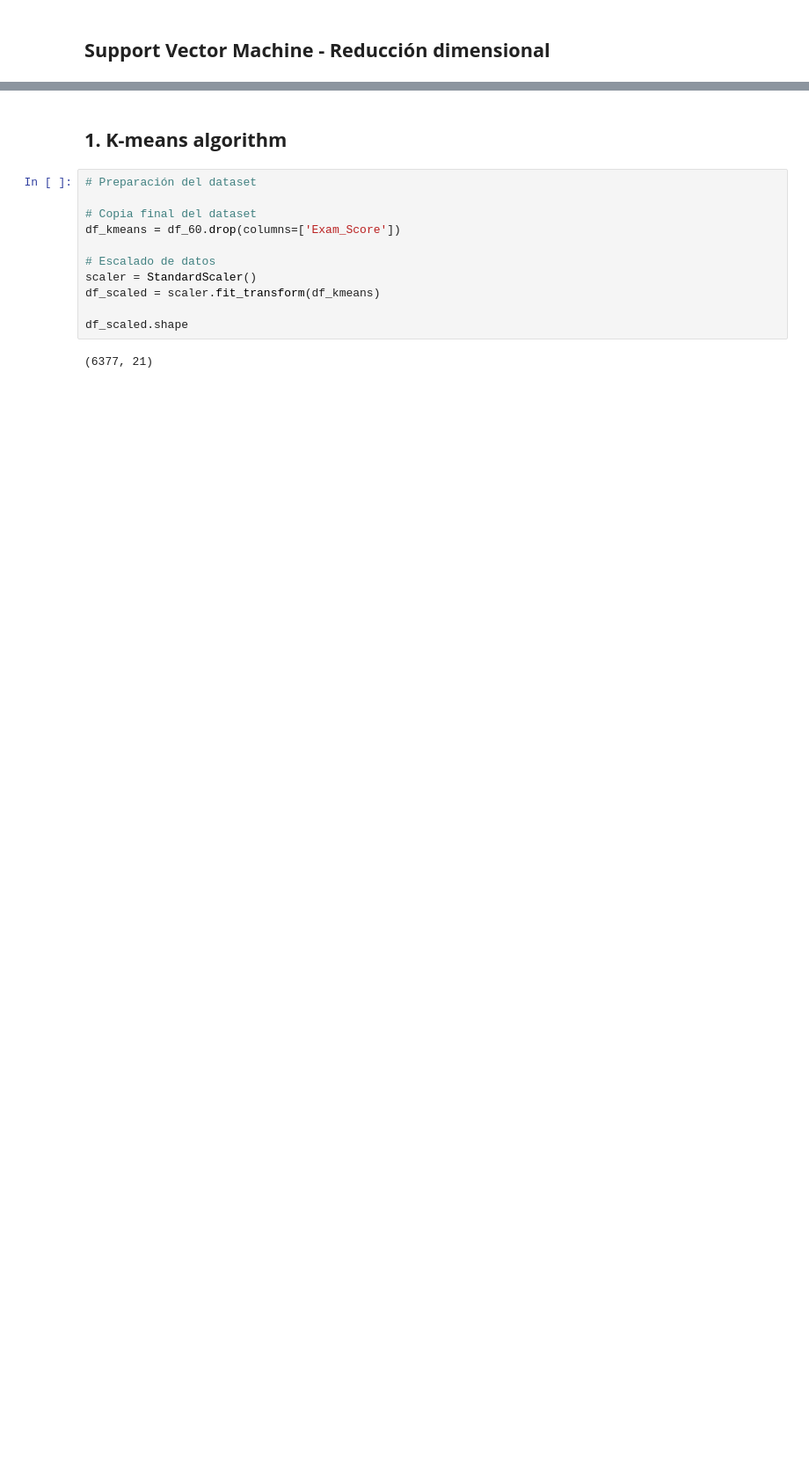
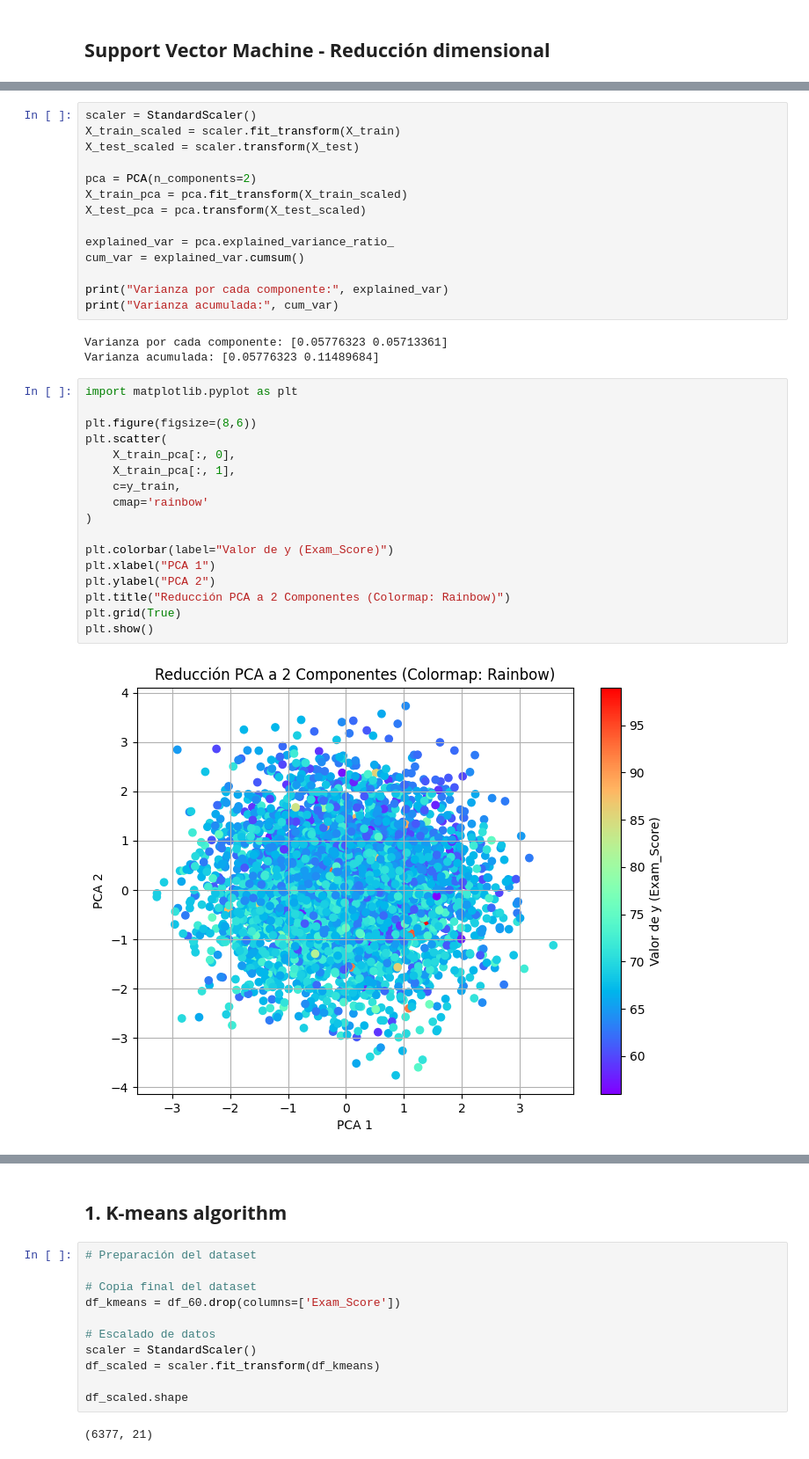
Before and after one commit to JeiGeek/ia1-LosPandas-prediccion_rendimiento_estudiantil, a Jupyter notebook: 03_Unsupervised_learning.ipynb, the cells around one changed output, grey strips where cells are left out. Shown at 88% size. Saved outputs shown, nothing was run; the diff lists cells and outputs as text; blank space fills up the shorter version.

```diff
--- a/03_Unsupervised_learning.ipynb
+++ b/03_Unsupervised_learning.ipynb
@@ -413,0 +395,36 @@ plt.show()
+# %%
+scaler = StandardScaler()
+X_train_scaled = scaler.fit_transform(X_train)
+X_test_scaled = scaler.transform(X_test)
+
+pca = PCA(n_components=2)
+X_train_pca = pca.fit_transform(X_train_scaled)
+X_test_pca = pca.transform(X_test_scaled)
+
+explained_var = pca.explained_variance_ratio_
+cum_var = explained_var.cumsum()
+
+print("Varianza por cada componente:", explained_var)
+print("Varianza acumulada:", cum_var)
+# %% [output]
+Varianza por cada componente: [0.05776323 0.05713361]
+Varianza acumulada: [0.05776323 0.11489684]
+# %%
+import matplotlib.pyplot as plt
+
+plt.figure(figsize=(8,6))
+plt.scatter(
+    X_train_pca[:, 0],
+    X_train_pca[:, 1],
+    c=y_train,
+    cmap='rainbow'
+)
+
+plt.colorbar(label="Valor de y (Exam_Score)")
+plt.xlabel("PCA 1")
+plt.ylabel("PCA 2")
+plt.title("Reducción PCA a 2 Componentes (Colormap: Rainbow)")
+plt.grid(True)
+plt.show()
+# %% [output]
+[figure, added]
```
Also changed, not shown: parts of 7 cells of this notebook.
